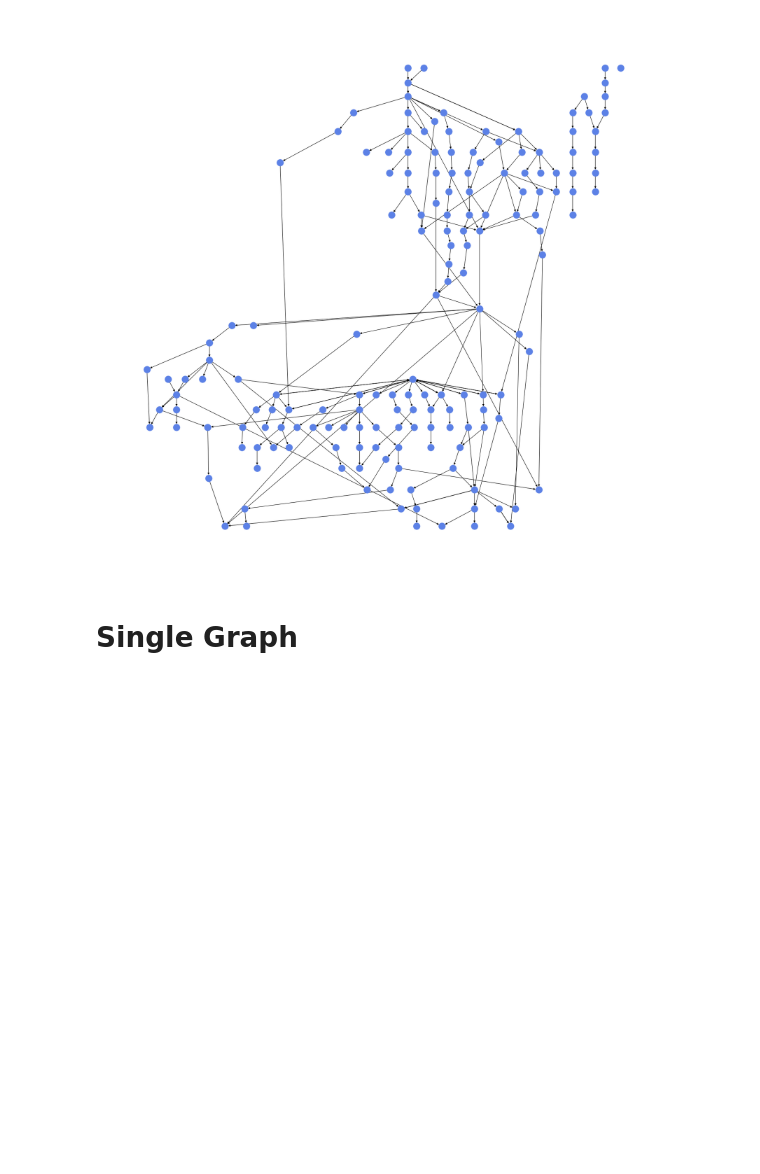
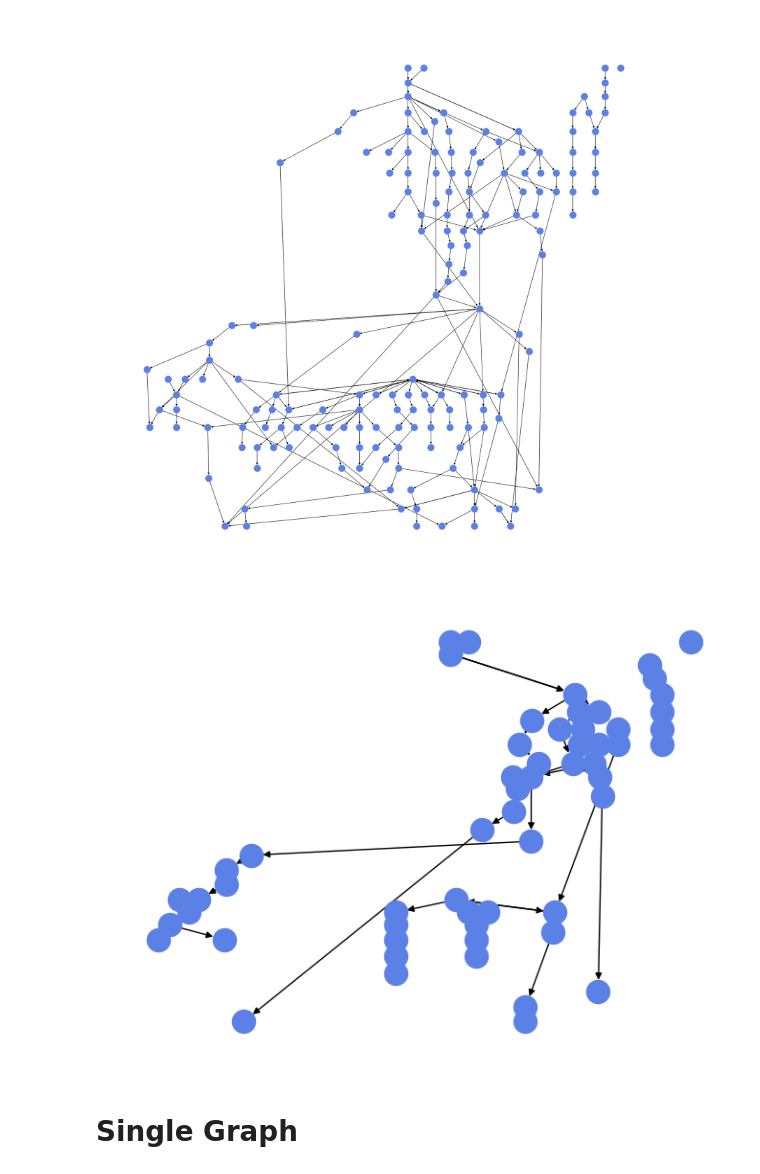
Before and after one commit to haChristopher/variability-based-reduction-replication-package, a Jupyter notebook: src/graph_overlap_analysis.ipynb, the cells around one changed output. Cells and saved outputs as stored; diff of their text form; code cells hidden in the pictures; blank space fills up the shorter version.

```diff
--- a/src/graph_overlap_analysis.ipynb
+++ b/src/graph_overlap_analysis.ipynb
@@ -114,6 +117,10 @@ nx.draw(full_graph, pos_full, arrows=True, node_color="#5c81e6")
 plt.show()
 # %% [output]
 [figure]
+# %%
+nx.draw(final_graphs[1], pos_full, arrows=True, node_color="#5c81e6")
+# %% [output]
+[figure, added]
 # %% [markdown]
 # Single Graph
 # %%
```
Also changed, not shown: parts of 10 cells of this notebook, 26 other files.
